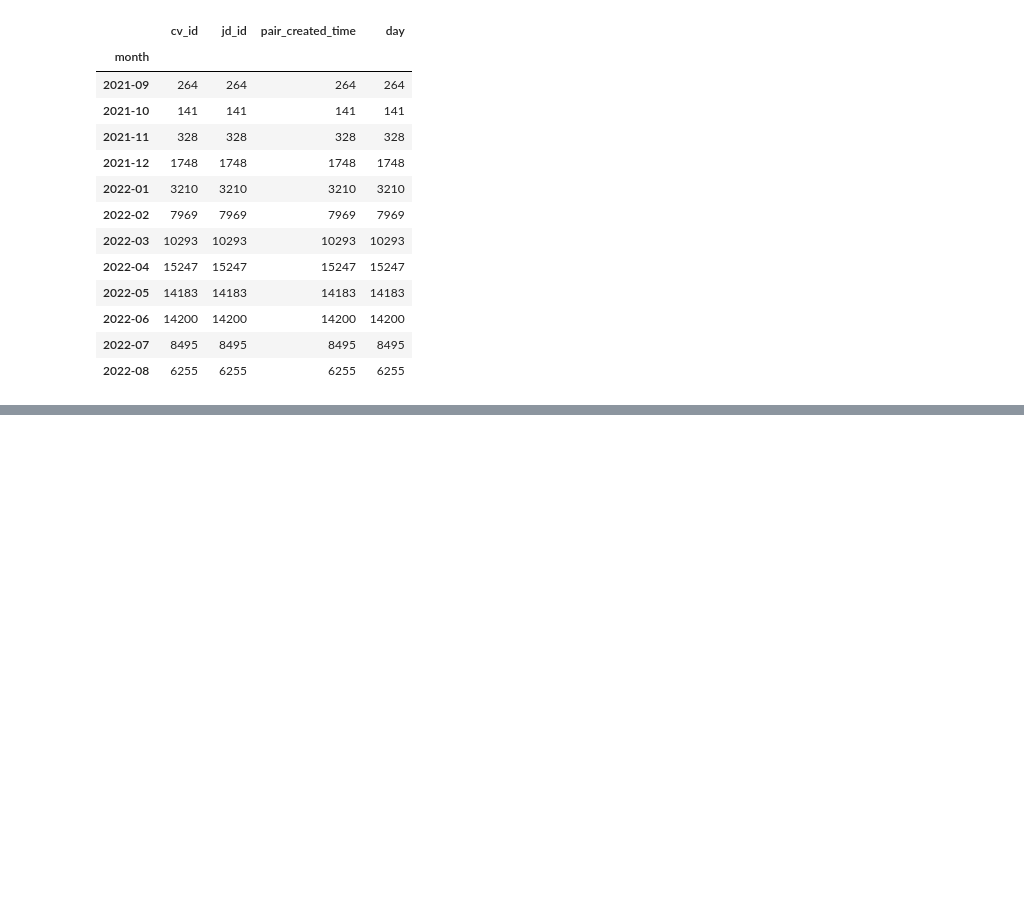
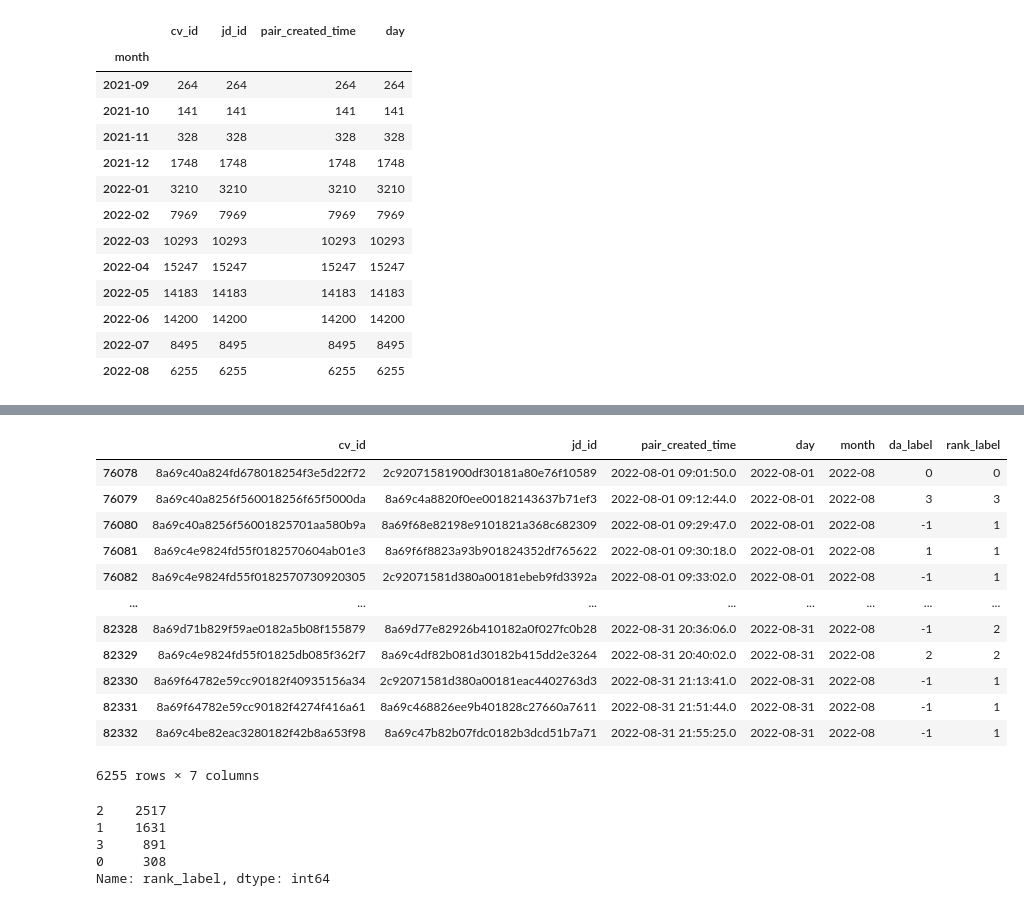
Before and after one commit to slowisfast2030/generalization, a Jupyter notebook: order_time.ipynb, the cells around one changed output, grey strips where cells are left out. Cells and saved outputs as stored; diff of their text form; code cells hidden in the pictures; blank space fills up the shorter version.

```diff
--- a/order_time.ipynb
+++ b/order_time.ipynb
@@ -187,0 +228,25 @@ cv_jd_time.groupby('month').count()
+# %%
+# 取出2022-08的数据
+cv_jd_time_label[cv_jd_time_label['month']=='2022-08']
+# %% [output]
+|  | cv_id | jd_id | pair_created_time | day | month | da_label | rank_label |
+| 76078 | 8a69c40a824fd678018254f3e5d22f72 | 2c92071581900df30181a80e76f10589 | 2022-08-01 09:01:50.0 | 2022-08-01 | 2022-08 | 0 | 0 |
+| 76079 | 8a69c40a8256f560018256f65f5000da | 8a69c4a8820f0ee00182143637b71ef3 | 2022-08-01 09:12:44.0 | 2022-08-01 | 2022-08 | 3 | 3 |
+| 76080 | 8a69c40a8256f56001825701aa580b9a | 8a69f68e82198e9101821a368c682309 | 2022-08-01 09:29:47.0 | 2022-08-01 | 2022-08 | -1 | 1 |
+| 76081 | 8a69c4e9824fd55f0182570604ab01e3 | 8a69f6f8823a93b901824352df765622 | 2022-08-01 09:30:18.0 | 2022-08-01 | 2022-08 | 1 | 1 |
+| 76082 | 8a69c4e9824fd55f0182570730920305 | 2c92071581d380a00181ebeb9fd3392a | 2022-08-01 09:33:02.0 | 2022-08-01 | 2022-08 | -1 | 1 |
+| ... | ... | ... | ... | ... | ... | ... | ... |
+| 82328 | 8a69d71b829f59ae0182a5b08f155879 | 8a69d77e82926b410182a0f027fc0b28 | 2022-08-31 20:36:06.0 | 2022-08-31 | 2022-08 | -1 | 2 |
+| 82329 | 8a69c4e9824fd55f01825db085f362f7 | 8a69c4df82b081d30182b415dd2e3264 | 2022-08-31 20:40:02.0 | 2022-08-31 | 2022-08 | 2 | 2 |
+| 82330 | 8a69f64782e59cc90182f40935156a34 | 2c92071581d380a00181eac4402763d3 | 2022-08-31 21:13:41.0 | 2022-08-31 | 2022-08 | -1 | 1 |
+| 82331 | 8a69f64782e59cc90182f4274f416a61 | 8a69c468826ee9b401828c27660a7611 | 2022-08-31 21:51:44.0 | 2022-08-31 | 2022-08 | -1 | 1 |
+| 82332 | 8a69c4be82eac3280182f42b8a653f98 | 8a69c47b82b07fdc0182b3dcd51b7a71 | 2022-08-31 21:55:25.0 | 2022-08-31 | 2022-08 | -1 | 1 |
+6255 rows × 7 columns
+# %%
+cv_jd_time_label[~((cv_jd_time_label['da_label']==-1)&(cv_jd_time_label['rank_label']==1))][cv_jd_time_label['month']=='2022-08']['rank_label'].value_counts()
+# %% [output]
+2    2517
+1    1631
+3     891
+0     308
+Name: rank_label, dtype: int64
```
Also changed, not shown: parts of 3 cells of this notebook.
